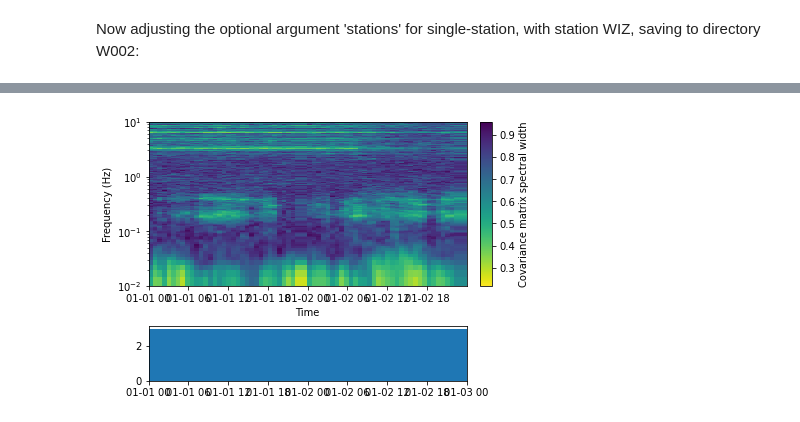
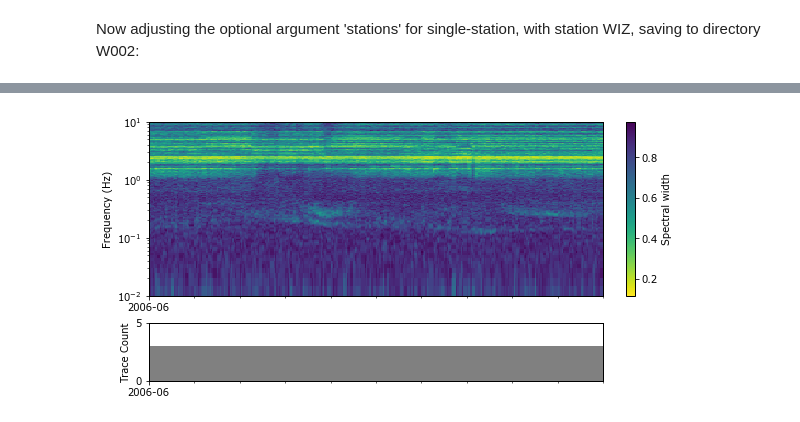
Before and after one commit to asyates/covseisnet_ASY, a Jupyter notebook: covseisnet_ayates_exp1.ipynb, the cells around one changed output, grey strips where cells are left out. Drawn from its saved outputs; the diff is of its cells as text; code cells hidden in the pictures.

```diff
--- a/covseisnet_ayates_exp1.ipynb
+++ b/covseisnet_ayates_exp1.ipynb
@@ -43,4 +62,4 @@ run_covseisnet('data/whakaari', '*','2017-01-01','2017-01-02','W002',average=100
 # %%
-plotSpectralWidth('W002', '2017-01-01', '2017-01-02', log=True, count=True)
+plotSpectralWidth('ruapehutest2', '2006-06-01', '2006-06-10', log=True, count=True)
 # %% [output]
-[figure, old version]
+[figure, new version]
```
Also changed, not shown: parts of 4 cells of this notebook.
